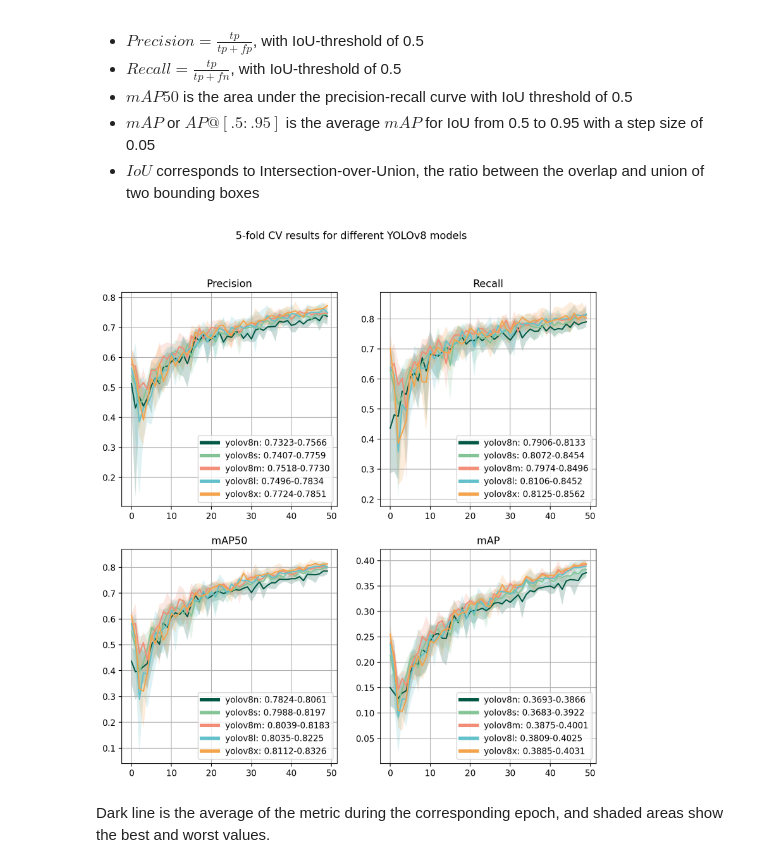
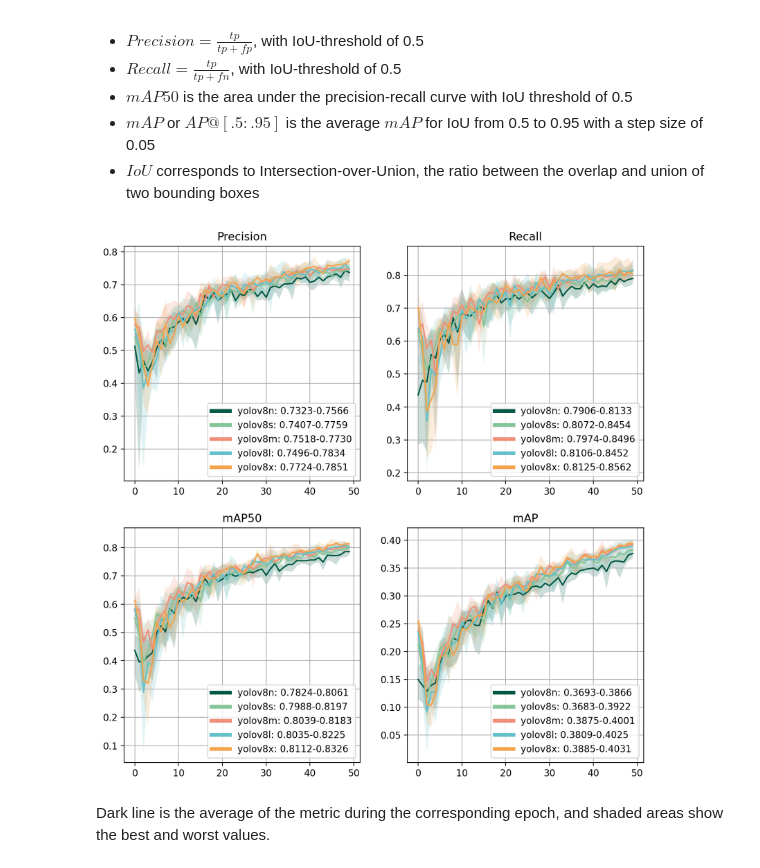
Before and after one commit to mayrajeo/ship-detection, a Jupyter notebook: nbs/detection_results.ipynb, the cells around one changed output. Drawn from its saved outputs; the diff is of its cells as text; code cells hidden in the pictures.

Commit message:
update figures and scss

```diff
--- a/nbs/detection_results.ipynb
+++ b/nbs/detection_results.ipynb
@@ -41,6 +41,8 @@ Metrics used here are the following:
 * $IoU$ corresponds to Intersection-over-Union, the ratio between the overlap and union of two bounding boxes
 # %%
 #| echo: False
+#| label: fig-cvres
+#| fig-cap: 5-fold crossvalidation results for different model architectures."
 
 fig, axs = plt.subplots(2,2, dpi=200, figsize=(10,10))
 
@@ -84,37 +86,34 @@ for i, m in enumerate(models):
     axs[1,0].plot(np.array(mAP50).mean(axis=0), color=colors[i])
     axs[1,0].fill_between(range(0,50),
                           np.array(mAP50).min(axis=0),
                           np.array(mAP50).max(axis=0),
                           color=colors[i], alpha=0.2,
                           edgecolor='none')
     axs[1,1].plot(np.array(mAP).mean(axis=0), color=colors[i])
     axs[1,1].fill_between(range(0,50),
                           np.array(mAP).min(axis=0),
                           np.array(mAP).max(axis=0),
                           color=colors[i], alpha=0.2,
                           edgecolor='none')
     pres.append((np.array(pre).max(axis=1).min(), np.array(pre).max(axis=1).max()))
     recs.append((np.array(rec).max(axis=1).min(), np.array(rec).max(axis=1).max()))
     mAP50s.append((np.array(mAP50).max(axis=1).min(), np.array(mAP50).max(axis=1).max()))
     mAPs.append((np.array(mAP).max(axis=1).min(), np.array(mAP).max(axis=1).max()))
 
 axs[0,0].set_title('Precision')
 axs[0,1].set_title('Recall')
 axs[1,0].set_title('mAP50')
 axs[1,1].set_title('mAP')
 
 axs[0,0].legend(custom_lines, [f'{m}: {pres[i][0]:.4f}-{pres[i][1]:.4f}' for i, m in enumerate(models)], loc=4)
 axs[0,1].legend(custom_lines, [f'{m}: {recs[i][0]:.4f}-{recs[i][1]:.4f}' for i, m in enumerate(models)], loc=4)
 axs[1,0].legend(custom_lines, [f'{m}: {mAP50s[i][0]:.4f}-{mAP50s[i][1]:.4f}' for i, m in enumerate(models)], loc=4)
 axs[1,1].legend(custom_lines, [f'{m}: {mAPs[i][0]:.4f}-{mAPs[i][1]:.4f}' for i, m in enumerate(models)], loc=4)
 
 for a in axs.flatten(): a.grid()
-
-plt.suptitle('5-fold CV results for different YOLOv8 models')
-
 plt.show()
 # %% [output]
-[figure, old version]
+[figure, new version]
 # %% [markdown]
 Dark line is the average of the metric during the corresponding epoch, and shaded areas show the best and worst values.
 # %% [markdown]
```
Also changed, not shown: parts of 6 cells of this notebook, 1 other file.
